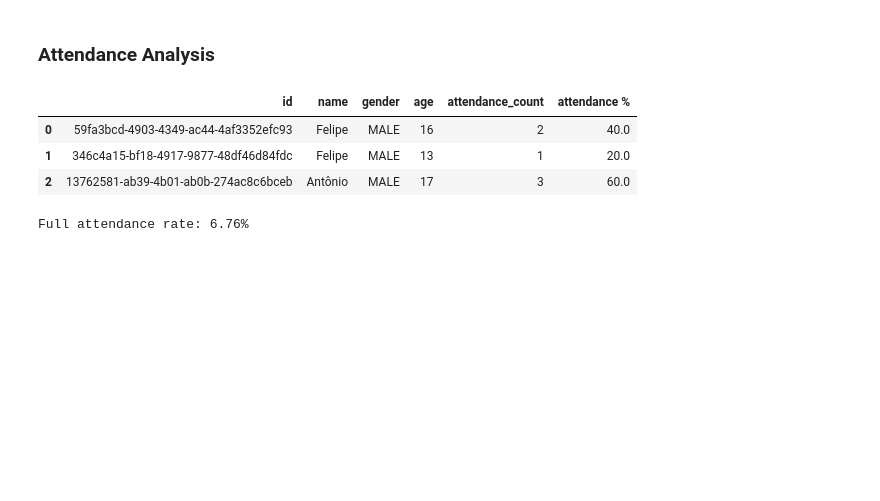
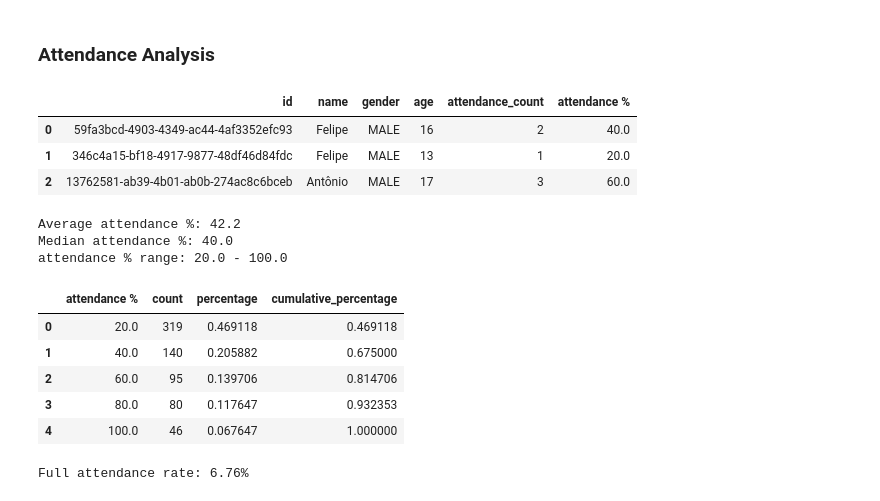
Before and after one commit to YuhanZhou3/ParusyaDA, a Jupyter notebook: analysis.ipynb, the cells around one changed output. Saved outputs shown, nothing was run; the diff lists cells and outputs as text; code cells hidden in the pictures; blank space fills up the shorter version.

Commit message:
attendance rate feature analysis and kpi card

```diff
--- a/analysis.ipynb
+++ b/analysis.ipynb
@@ -147,16 +147,17 @@ gender_info
 | 1 | MALE | 314 | 46.18 |
 # %%
 # Age distribution (overall)
-def get_age_info(age_data, freq=False):
-    mean, median, min, max = age_data.mean(), age_data.median(), age_data.min(), age_data.max()
-    print(f"Average age: {mean:.1f} \nMedian age: {median} \nAge range: {min} - {max}")
+def get_feature_info(feature_data, freq=False):
+    mean, median, min, max = feature_data.mean(), feature_data.median(), feature_data.min(), feature_data.max()
+    print(f"Average {feature_data.name}: {mean:.1f} \nMedian {feature_data.name}: {median} \n{feature_data.name} range: {min} - {max}")
     if freq:
-        print("\nMost frequent ages:")
-        values = age_data.value_counts().reset_index()
+        print("\nMost frequent values:")
+        values = feature_data.value_counts().reset_index()
         for row in values.head(3).itertuples():
-            print(f"Age {row[1]}: {row[2]} participants")
+            print(f"{feature_data.name} {row[1]}: {row[2]} participants")
     return {"mean": mean, "median": median, "min": min, "max": max}
 
+print("Overall age distribution:")
 overall_age = participants['age']
-age_info = get_age_info(overall_age)
+age_info = get_feature_info(overall_age)
 # %% [output]
@@ -269,4 +273,22 @@ participants.head(3)
 | 0 | 59fa3bcd-4903-4349-ac44-4af3352efc93 | Felipe | MALE | 16 | 2 | 40.0 |
 | 1 | 346c4a15-bf18-4917-9877-48df46d84fdc | Felipe | MALE | 13 | 1 | 20.0 |
 | 2 | 13762581-ab39-4b01-ab0b-274ac8c6bceb | Antônio | MALE | 17 | 3 | 60.0 |
+# %%
+att_rate_info = get_feature_info(participants["attendance %"])
+# attendance rate distribution
+att_rate_df = participants["attendance %"].value_counts().reset_index()
+att_rate_df.columns = ["attendance %", "count"]
+att_rate_df['percentage'] = att_rate_df['count']/att_rate_df['count'].sum()
+att_rate_df['cumulative_percentage'] = att_rate_df['percentage'].cumsum()
+att_rate_df.head()
+# %% [output]
+Average attendance %: 42.2
+Median attendance %: 40.0
+attendance % range: 20.0 - 100.0
+|  | attendance % | count | percentage | cumulative_percentage |
+| 0 | 20.0 | 319 | 0.469118 | 0.469118 |
+| 1 | 40.0 | 140 | 0.205882 | 0.675000 |
+| 2 | 60.0 | 95 | 0.139706 | 0.814706 |
+| 3 | 80.0 | 80 | 0.117647 | 0.932353 |
+| 4 | 100.0 | 46 | 0.067647 | 1.000000 |
 # %%
```
Also changed, not shown: parts of 5 cells of this notebook.
